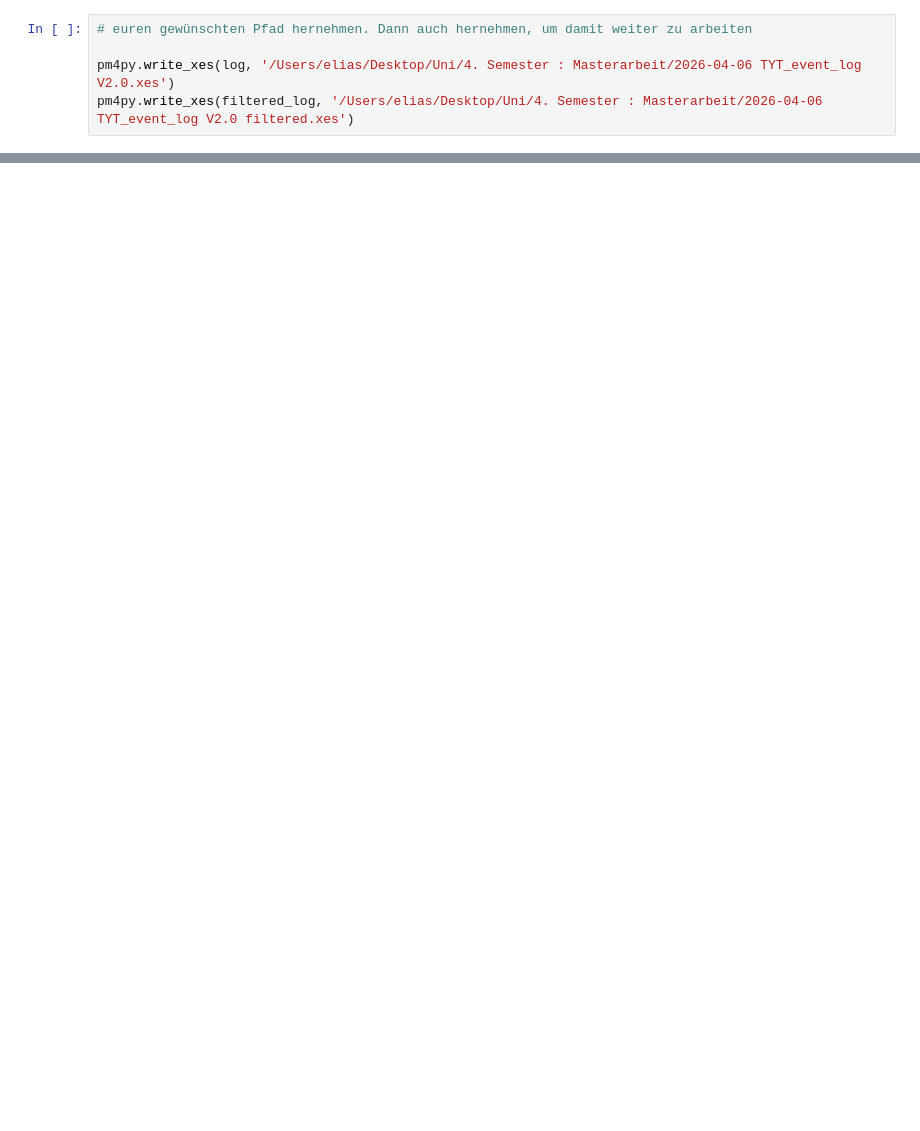
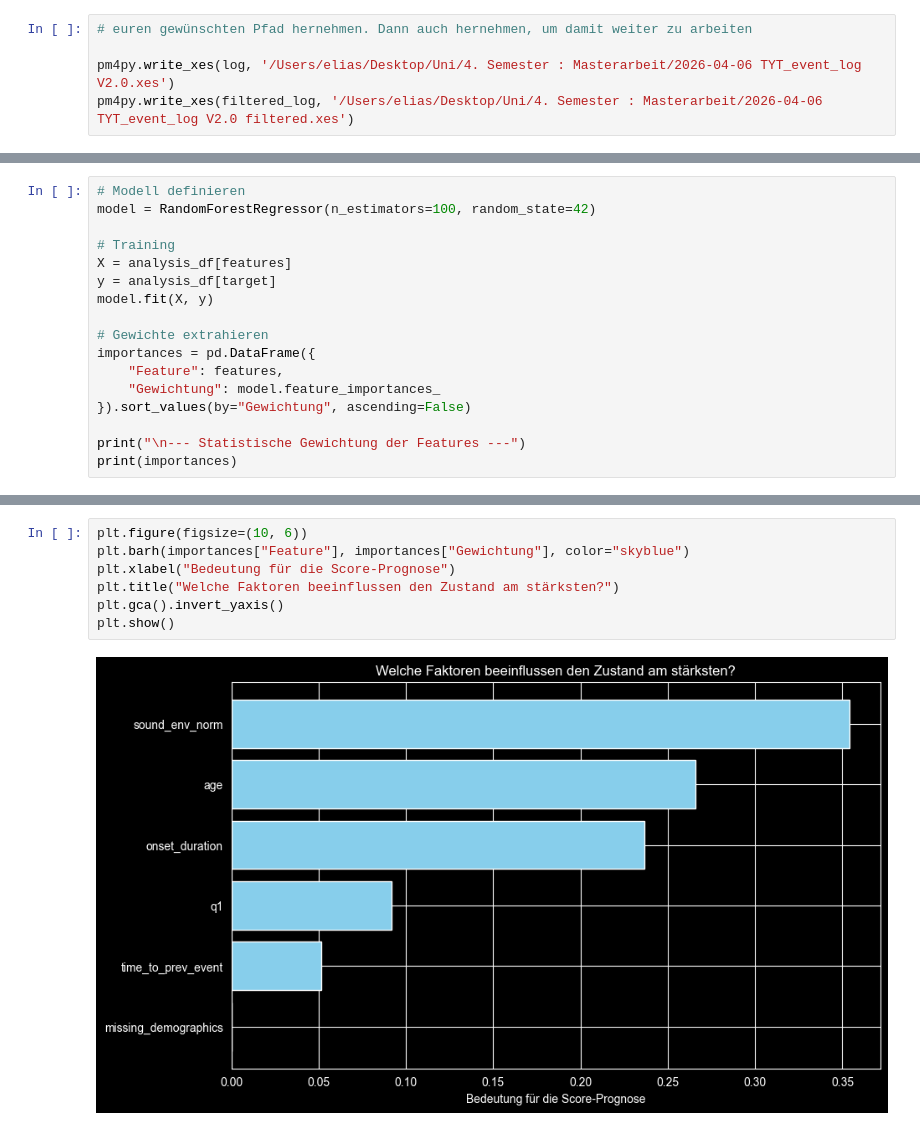
Before and after one commit to berielias-cpu/MasterArbeit, a Jupyter notebook: Masterarbeit/01_EDA_V2.0.ipynb, the cells around one changed output, grey strips where cells are left out. Cells and saved outputs as stored; diff of their text form; blank space fills up the shorter version.

```diff
--- a/Masterarbeit/01_EDA_V2.0.ipynb
+++ b/Masterarbeit/01_EDA_V2.0.ipynb
@@ -534,0 +685,17 @@ pm4py.write_xes(filtered_log, '/Users/elias/Desktop/Uni/4. Semester : Masterarbe
+# %%
+# Modell definieren
+model = RandomForestRegressor(n_estimators=100, random_state=42)
+
+# Training
+X = analysis_df[features]
+y = analysis_df[target]
+model.fit(X, y)
+
+# Gewichte extrahieren
+importances = pd.DataFrame({
+    "Feature": features,
+    "Gewichtung": model.feature_importances_
+}).sort_values(by="Gewichtung", ascending=False)
+
+print("\n--- Statistische Gewichtung der Features ---")
+print(importances)
@@ -534,0 +711,9 @@ pm4py.write_xes(filtered_log, '/Users/elias/Desktop/Uni/4. Semester : Masterarbe
+# %%
+plt.figure(figsize=(10, 6))
+plt.barh(importances["Feature"], importances["Gewichtung"], color="skyblue")
+plt.xlabel("Bedeutung für die Score-Prognose")
+plt.title("Welche Faktoren beeinflussen den Zustand am stärksten?")
+plt.gca().invert_yaxis()
+plt.show()
+# %% [output]
+[figure, added]
```
Also changed, not shown: parts of 52 cells of this notebook.
